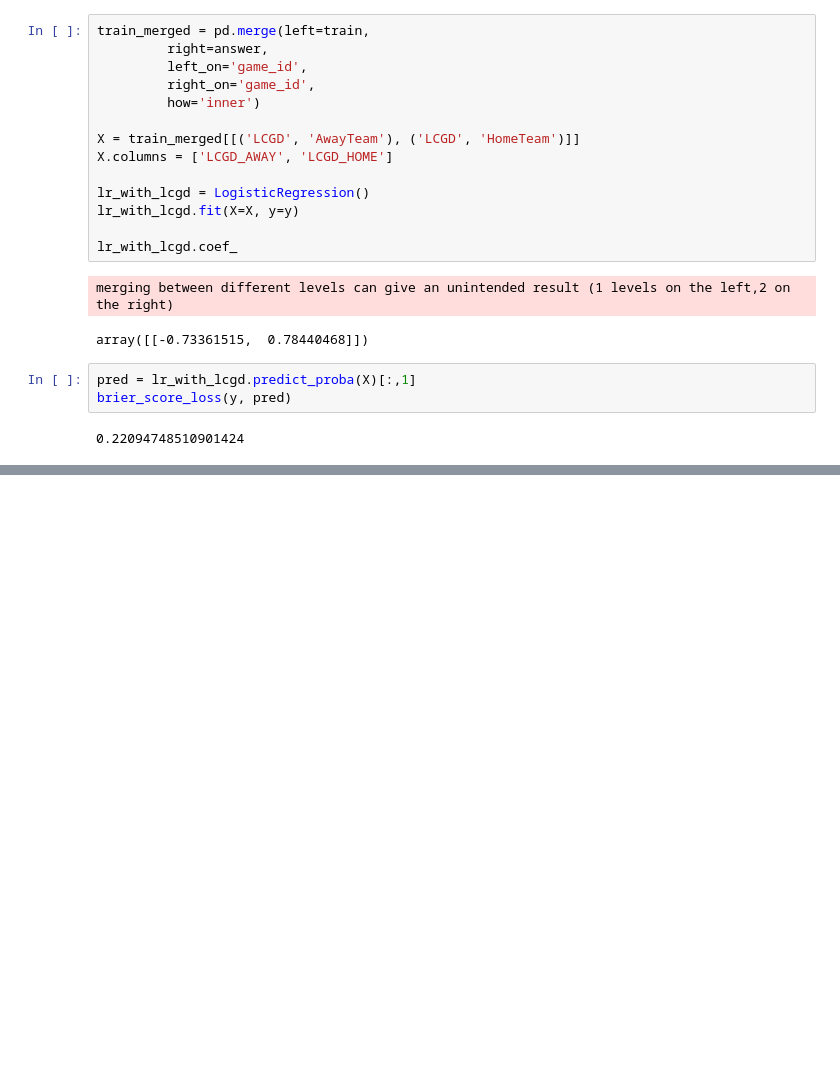
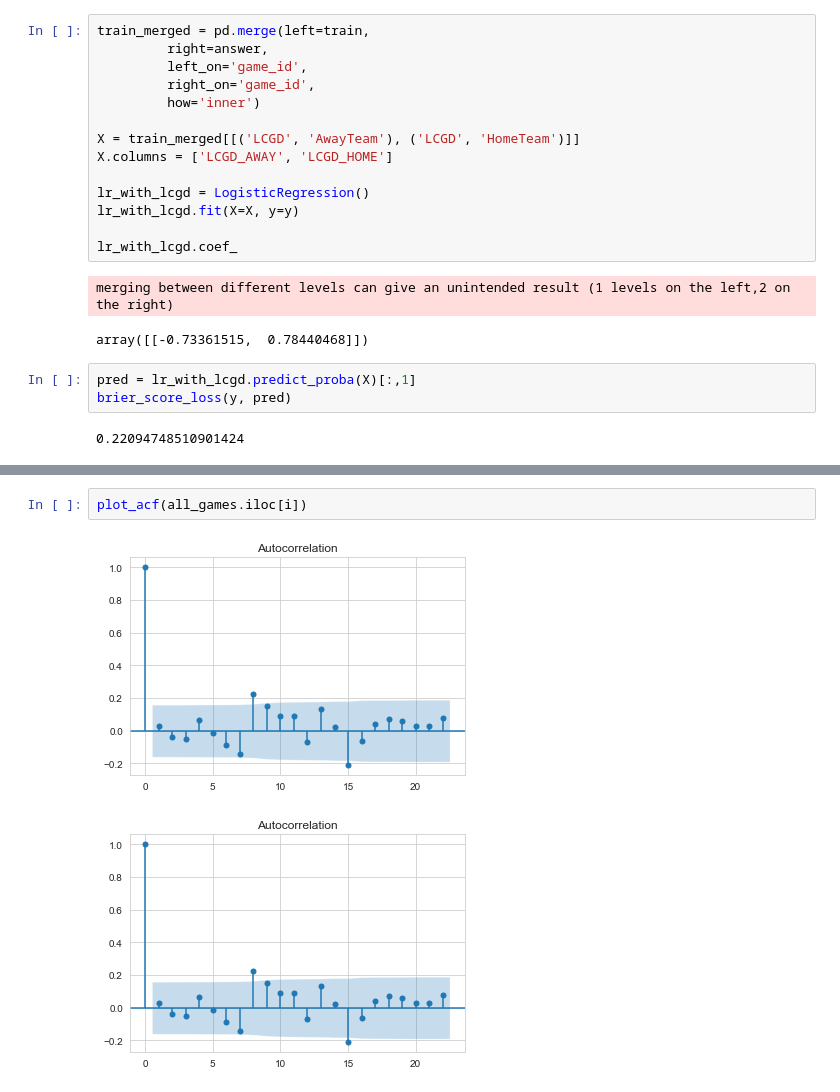
Before and after one commit to EricHe98/sports-analytics, a Jupyter notebook: hw2/hw2.ipynb, the cells around one changed output, grey strips where cells are left out. Drawn from its saved outputs; the diff is of its cells as text; blank space fills up the shorter version.

```diff
--- a/hw2/hw2.ipynb
+++ b/hw2/hw2.ipynb
@@ -207,0 +379,5 @@ brier_score_loss(y, pred)
+# %%
+plot_acf(all_games.iloc[i])
+# %% [output]
+[figure, added]
+[figure, added]
```
Also changed, not shown: parts of 58 cells of this notebook, 6 other files.
